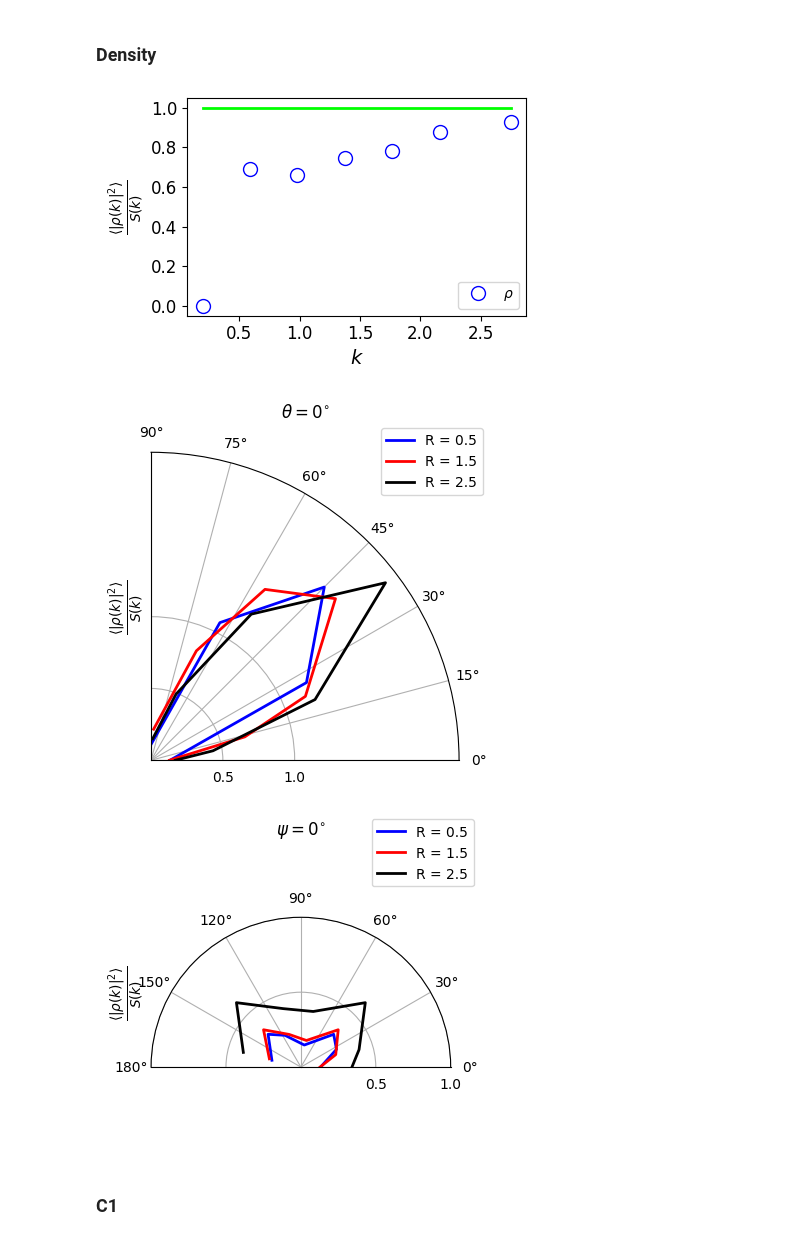
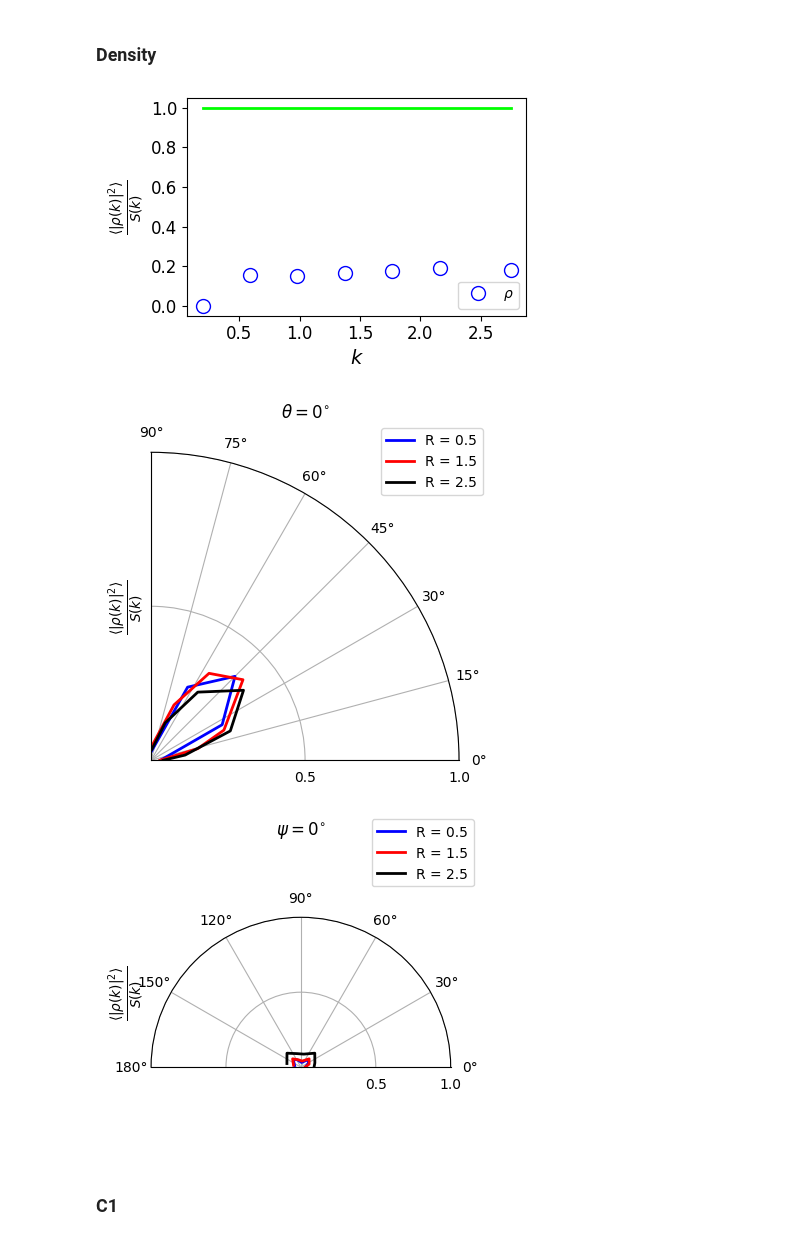
Before and after one commit to uschille/LBMeX, a Jupyter notebook: src_lbm/binary/analysis.ipynb, the cells around one changed output. Drawn from its saved outputs; the diff is of its cells as text; code cells hidden in the pictures.

Commit message:
pursuing replacing laplacian in mu_c with C1 instead of 2C1 - rho

```diff
--- a/src_lbm/binary/analysis.ipynb
+++ b/src_lbm/binary/analysis.ipynb
@@ -85,7 +78,7 @@ def sph2cart(azimuth,elevation,r):
     z = r * np.sin(elevation)
     return x, y, z
 
-def radial_equilibration(data, density, radius = 1, scale_factor = 1, func = None):
+def radial_equilibration(data, radius = 1, scale_factor = 1, func = None):
     S = data.copy()
     L = min(S.shape)
     freqs = fft.fftshift(fft.fftfreq(L))
@@ -94,7 +87,7 @@ def radial_equilibration(data, density, radius = 1, scale_factor = 1, func = Non
     r, t, p = cart2sph(kx, ky, kz)
 
     if func is not None:
-        S = func(S, cs2k(density, kx, ky, kz))
+        S = func(S, cs2k(kx, ky, kz))
     S /= scale_factor
 
     idxs = np.isclose(r, radius, atol = 2*np.pi/L)
@@ -125,0 +123,23 @@ def make_bins(to_bin1, binsize, to_bin2 = None):
+# %%
+L = 16
+points = 1001
+
+freqs = fft.fftshift(fft.fftfreq(L))
+kx, ky, kz = np.meshgrid(*tuple([2*np.pi*freqs for L in [L, L, L]]), indexing='ij')
+k2 = lattice_fourier_laplacian(kx, ky, kz)
+
+chimin = 0.1
+chimax = 1.1
+
+kappamin = 0.01
+kappamax = 0.1
+
+chi_s = np.linspace(chimin, chimax, points)
+kappa_s = np.linspace(kappamin, kappamax, points)
+cs2kmax = np.zeros((points, points))
+
+CHI, KAPPA = np.meshgrid(*[chi_s, kappa_s])
+rho0 = 1.0
+cs2kmax = CHI/2 + KAPPA*rho0*np.amax(k2)
+
+valid_areas = np.where(cs2kmax < 5/9, 1, 0)
@@ -128,7 +159,7 @@ def make_bins(to_bin1, binsize, to_bin2 = None):
 # %% [markdown]
 ## Equilibration ratios
 # %%
-idx = -2
+idx = -1
 rho_data = 1.0
 ts = yt.load(savedir+"SF_plt_mag*")
 ds = ts[idx]
@@ -171,9 +202,10 @@ labels = [r"$\rho$"]
 
 rho_scale = lambda a, c: a*c
 scale_factor = 1
+# scale_factor = cs2
 
 for d in data:
-        x, y = spherically_averaged_structure_factor(d, rho_data, scale_factor = scale_factor, func = rho_scale)
+        x, y = spherically_averaged_structure_factor(d, scale_factor = scale_factor, func = rho_scale)
         x, y = make_bins(x, binsize, to_bin2 = y)
         ax.plot(x, y,
                 marker = markers[0], color = colors[0],
@@ -188,11 +220,11 @@ ax.set_ylabel(r"$\frac{ \langle | \rho(k) | ^2 \rangle }{S(k)}$", fontsize = 14)
 ax.tick_params(axis='both', which='major', labelsize=12)
 ax.tick_params(axis='both', which='minor', labelsize=10)
 ax.legend()
-# ax.set_ylim([0.9, 1.1])
+# ax.set_ylim([0.12, 0.22])
 fig.tight_layout()
 fig.savefig("./equilibration_ratio.svg")
 # %% [output]
-[figure, old version]
+[figure, new version]
 # %%
 sz = 4
 fig, tax = plt.subplots(1, 1, figsize = (sz, sz), subplot_kw={'projection': 'polar'})
@@ -214,37 +246,37 @@ for d in data:
     ax1 = tax
     ax2 = pax
     for i, r in enumerate(radii):
-        t, p, sf = radial_equilibration(d, rho_data, radius = r, func=rho_scale, scale_factor = scale_factor)
+        t, p, sf = radial_equilibration(d, radius = r, func=rho_scale, scale_factor = scale_factor)
 
         idxs = np.isclose(np.abs(t), t_angle/180*np.pi, atol = np.pi/L)
         angles = np.abs(p)[idxs]
         segment = sf[idxs]
         angles, segment =  make_bins(angles, binsize, to_bin2 = segment)
         ax1.plot(angles, segment, color = colors[i], label = f"R = {r}",lw = 2)
 
         idxs = np.isclose(np.abs(p), p_angle/180*np.pi, atol = np.pi/L)
         angles = np.abs(t)[idxs]
         segment = sf[idxs]
         angles, segment =  make_bins(angles, binsize, to_bin2 = segment)
         ax2.plot(angles, segment, color = colors[i], label = f"R = {r}",lw = 2)
 
 
     ax1.set_rticks([0.5, 1.0])
     ax1.set_thetalim([0, np.pi/2])
     ax1.set_ylabel(r"$\frac{ \langle | \rho(k) | ^2 \rangle }{S(k)}$", fontsize = 14)
     ax1.legend(loc = 'upper right', bbox_to_anchor=(1.1, 1.1), fancybox=True)
     ax1.set_title(r"$\theta = {{{0}}}^{{\circ}}$".format(t_angle))
 
     ax2.set_rticks([0.5, 1.0])
     ax2.set_thetalim([0, np.pi])
     ax2.set_ylabel(r"$\frac{ \langle | \rho(k) | ^2 \rangle }{S(k)}$", fontsize = 14)
     ax2.legend(loc = 'upper right', bbox_to_anchor=(1.1, 1.1), fancybox=True)
     ax2.set_title(r"$\psi = {{{0}}}^{{\circ}}$".format(p_angle))
 
 fig.tight_layout()
 # %% [output]
-[figure, old version]
+[figure, new version]
-[figure, old version]
+[figure, new version]
 # %% [markdown]
 ### C1
 # %%
```
Also changed, not shown: parts of 9 cells of this notebook, 3 other files.
